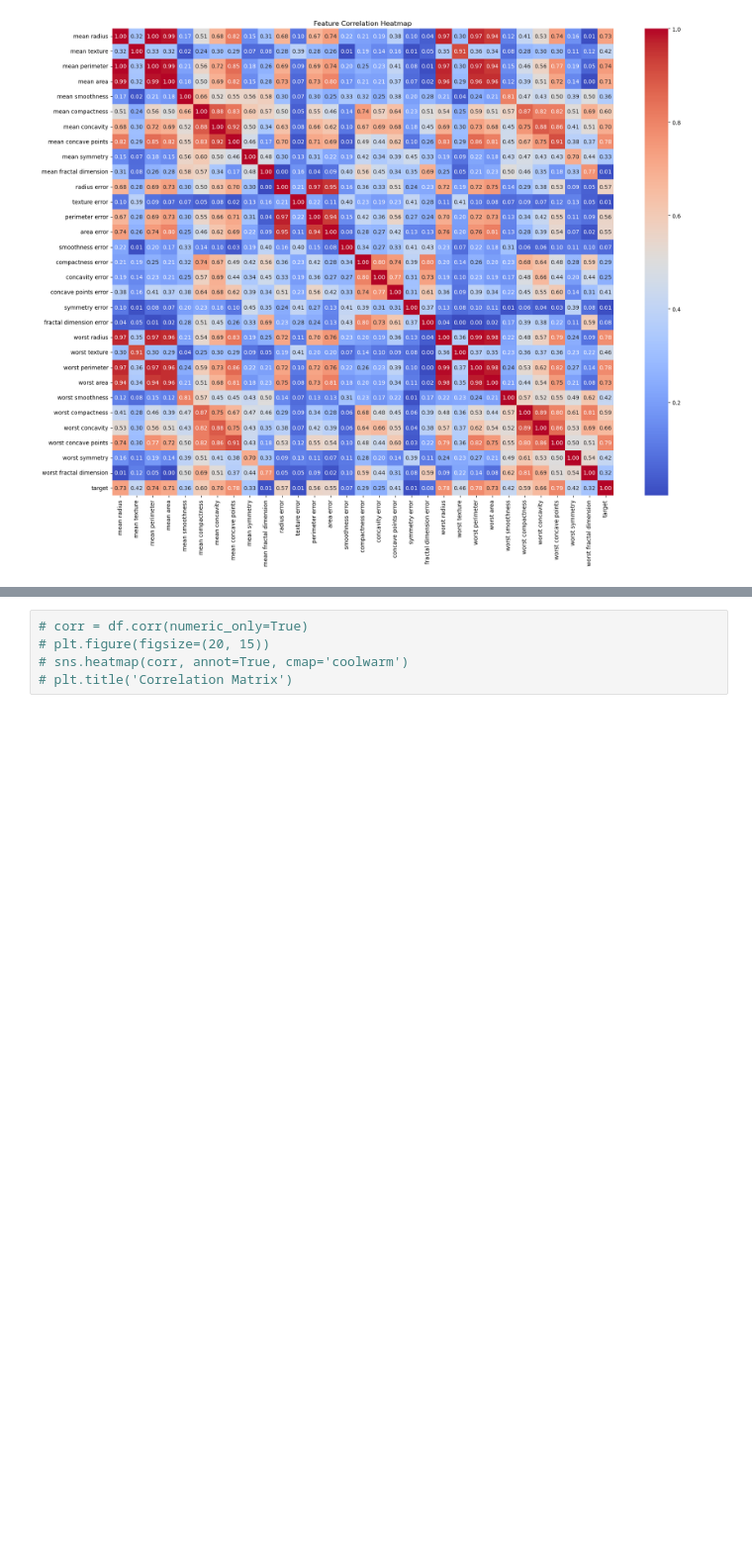
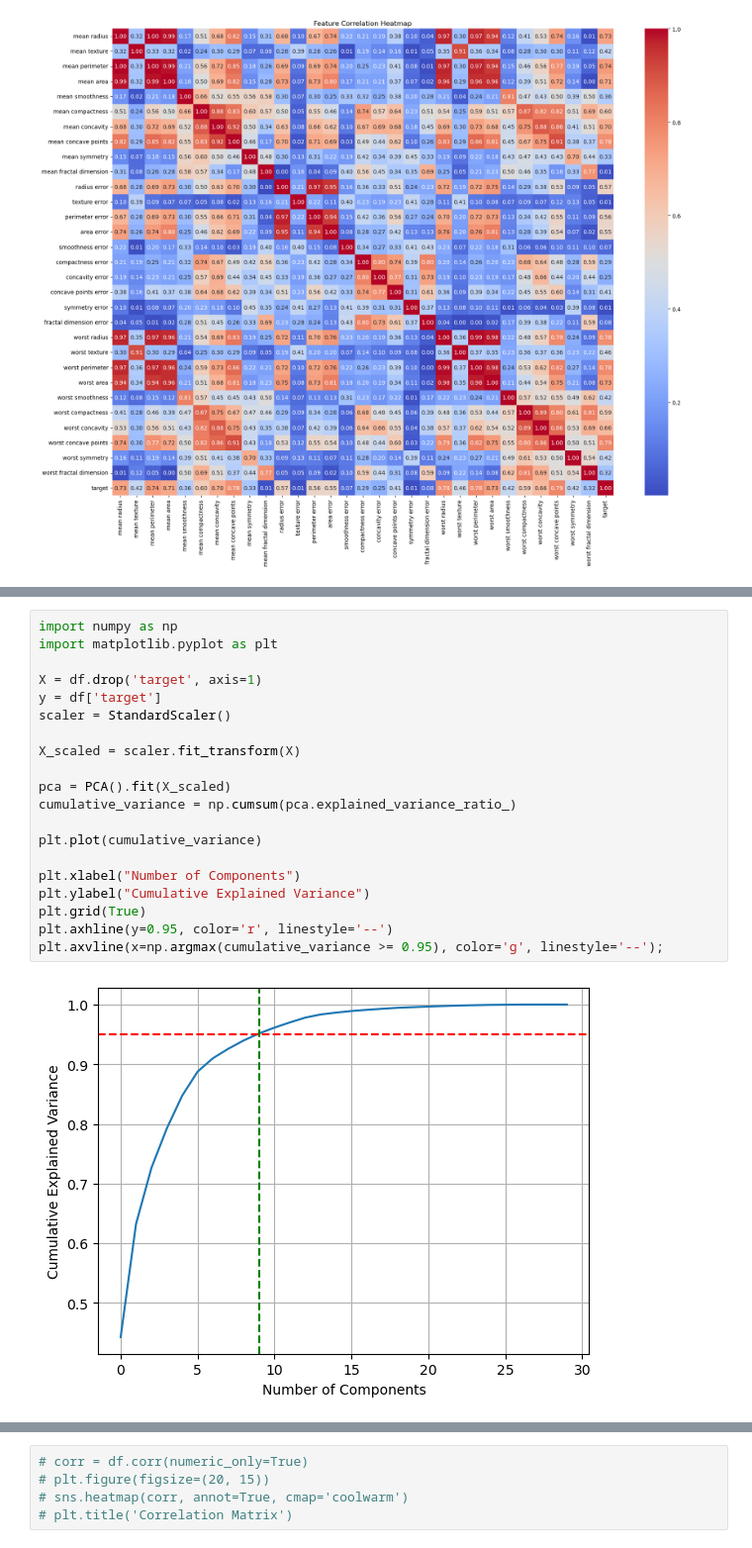
Before and after one commit to a-shygun/Datasets, a Jupyter notebook: test.ipynb, the cells around one changed output, grey strips where cells are left out. Shown at 99% size. Saved outputs shown, nothing was run; the diff lists cells and outputs as text; blank space fills up the shorter version.

```diff
--- a/test.ipynb
+++ b/test.ipynb
@@ -85,0 +117,22 @@ If lots of features are correlated, PCA can transform them into uncorrelated com
+# %%
+import numpy as np
+import matplotlib.pyplot as plt
+
+X = df.drop('target', axis=1)
+y = df['target']
+scaler = StandardScaler()
+
+X_scaled = scaler.fit_transform(X)
+
+pca = PCA().fit(X_scaled)
+cumulative_variance = np.cumsum(pca.explained_variance_ratio_)
+
+plt.plot(cumulative_variance)
+
+plt.xlabel("Number of Components")
+plt.ylabel("Cumulative Explained Variance")
+plt.grid(True)
+plt.axhline(y=0.95, color='r', linestyle='--')
+plt.axvline(x=np.argmax(cumulative_variance >= 0.95), color='g', linestyle='--');
+# %% [output]
+[figure, added]
```
Also changed, not shown: parts of 11 cells of this notebook.
